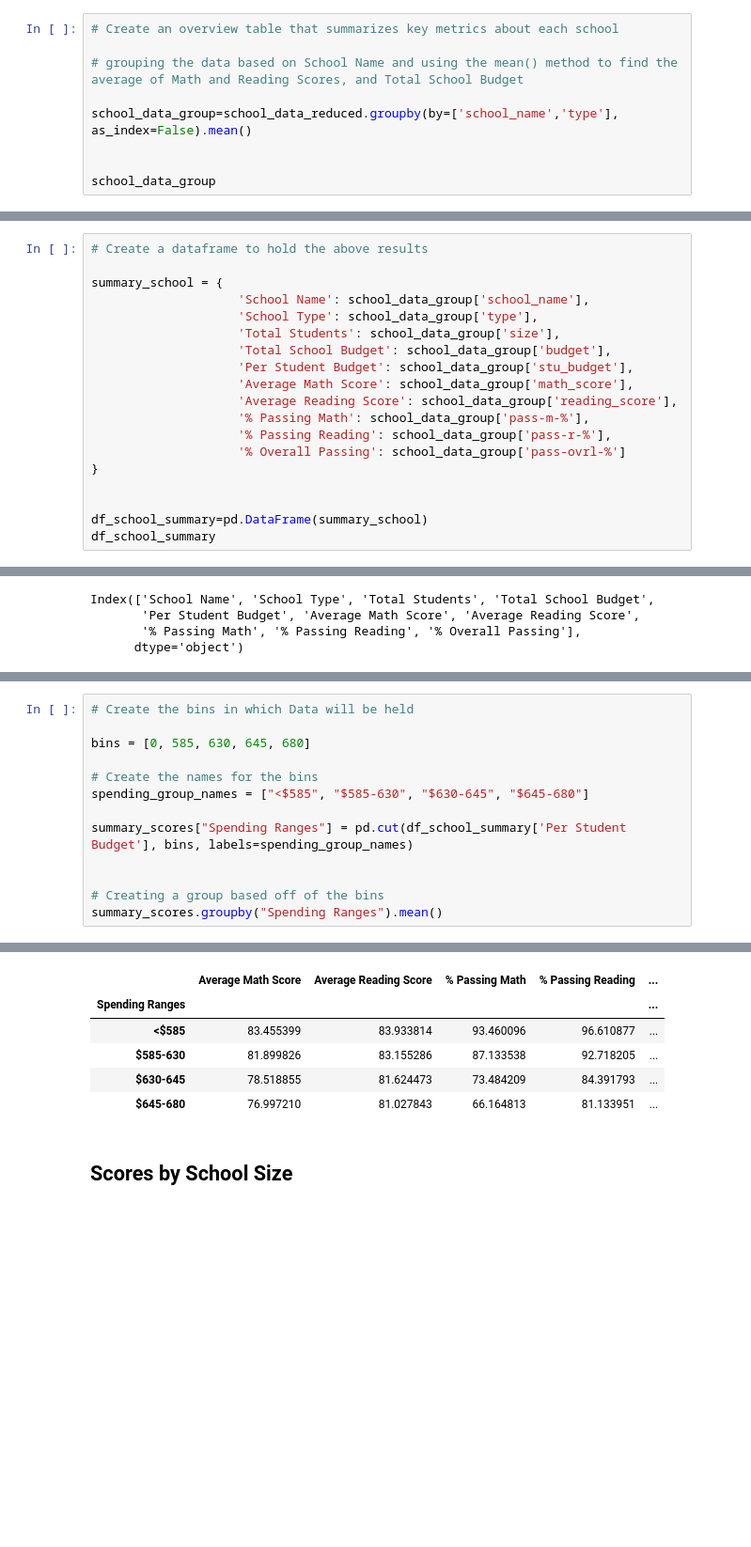
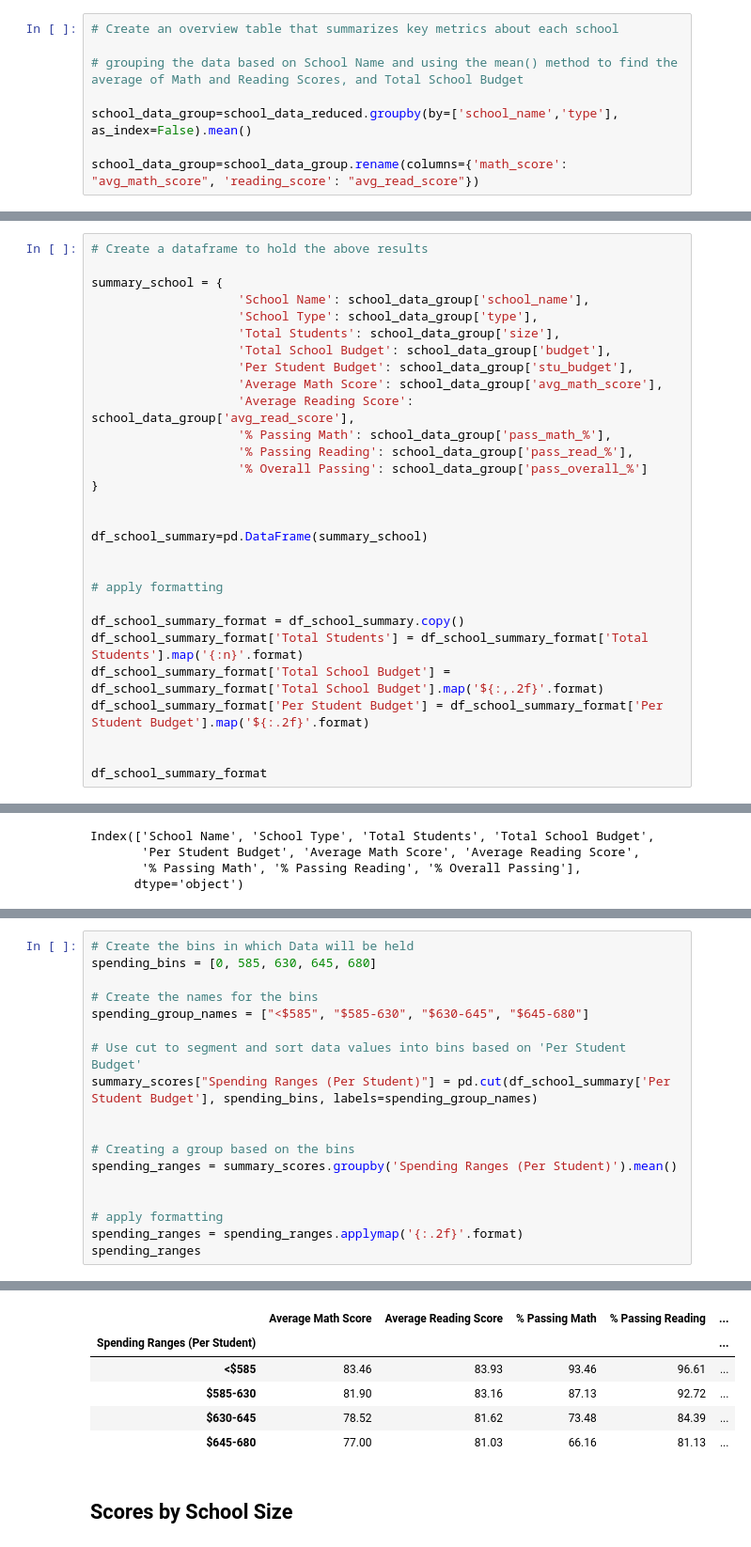
Before and after one commit to agkden/Pandas-challenge, a Jupyter notebook: PyCitySchools_analysis.ipynb, the cells around one changed output, grey strips where cells are left out. Shown at 94% size. Saved outputs shown, nothing was run; the diff lists cells and outputs as text; blank space fills up the shorter version.

```diff
--- a/PyCitySchools_analysis.ipynb
+++ b/PyCitySchools_analysis.ipynb
@@ -191,5 +191,4 @@ pd.DataFrame(summary_district)
 
 school_data_group=school_data_reduced.groupby(by=['school_name','type'], as_index=False).mean()
 
-
-school_data_group
+school_data_group=school_data_group.rename(columns={'math_score': "avg_math_score", 'reading_score': "avg_read_score"})
@@ -296,15 +278,25 @@ summary_school = {
                     'Total Students': school_data_group['size'],
                     'Total School Budget': school_data_group['budget'],
                     'Per Student Budget': school_data_group['stu_budget'],
-                    'Average Math Score': school_data_group['math_score'],
-                    'Average Reading Score': school_data_group['reading_score'],
-                    '% Passing Math': school_data_group['pass-m-%'],
-                    '% Passing Reading': school_data_group['pass-r-%'],
-                    '% Overall Passing': school_data_group['pass-ovrl-%']
+                    'Average Math Score': school_data_group['avg_math_score'],
+                    'Average Reading Score': school_data_group['avg_read_score'],
+                    '% Passing Math': school_data_group['pass_math_%'],
+                    '% Passing Reading': school_data_group['pass_read_%'],
+                    '% Overall Passing': school_data_group['pass_overall_%']
 }
 
 
 df_school_summary=pd.DataFrame(summary_school)
-df_school_summary
+
+
+# apply formatting
+
+df_school_summary_format = df_school_summary.copy()
+df_school_summary_format['Total Students'] = df_school_summary_format['Total Students'].map('{:n}'.format)
+df_school_summary_format['Total School Budget'] = df_school_summary_format['Total School Budget'].map('${:,.2f}'.format)
+df_school_summary_format['Per Student Budget'] = df_school_summary_format['Per Student Budget'].map('${:.2f}'.format)
+
+
+df_school_summary_format
 # %% [output]
 |  | School Name | School Type | Total Students | Total School Budget | Per Student Budget | Average Math Score | ... |
@@ -498,17 +490,22 @@ summary_scores.head()
 | 4 | Griffin High School | Charter | 83.351499 | 83.816757 | 93.392371 | 97.138965 | ... |
 # %%
 # Create the bins in which Data will be held
-
-bins = [0, 585, 630, 645, 680]
+spending_bins = [0, 585, 630, 645, 680]
 
 # Create the names for the bins
 spending_group_names = ["<$585", "$585-630", "$630-645", "$645-680"]
 
-summary_scores["Spending Ranges"] = pd.cut(df_school_summary['Per Student Budget'], bins, labels=spending_group_names)
+# Use cut to segment and sort data values into bins based on 'Per Student Budget'
+summary_scores["Spending Ranges (Per Student)"] = pd.cut(df_school_summary['Per Student Budget'], spending_bins, labels=spending_group_names)
 
 
-# Creating a group based off of the bins
-summary_scores.groupby("Spending Ranges").mean()
+# Creating a group based on the bins
+spending_ranges = summary_scores.groupby('Spending Ranges (Per Student)').mean()
+
+
+# apply formatting
+spending_ranges = spending_ranges.applymap('{:.2f}'.format)
+spending_ranges
 # %% [output]
 A value is trying to be set on a copy of a slice from a DataFrame.
 Try using .loc[row_indexer,col_indexer] = value instead
@@ -518,9 +515,9 @@ See the caveats in the documentation: https://pandas.pydata.org/pandas-docs/stab
 |  | Average Math Score | Average Reading Score | % Passing Math | % Passing Reading | ... |
-| Spending Ranges |  |  |  |  | ... |
-| <$585 | 83.455399 | 83.933814 | 93.460096 | 96.610877 | ... |
-| $585-630 | 81.899826 | 83.155286 | 87.133538 | 92.718205 | ... |
-| $630-645 | 78.518855 | 81.624473 | 73.484209 | 84.391793 | ... |
-| $645-680 | 76.997210 | 81.027843 | 66.164813 | 81.133951 | ... |
+| Spending Ranges (Per Student) |  |  |  |  | ... |
+| <$585 | 83.46 | 83.93 | 93.46 | 96.61 | ... |
+| $585-630 | 81.90 | 83.16 | 87.13 | 92.72 | ... |
+| $630-645 | 78.52 | 81.62 | 73.48 | 84.39 | ... |
+| $645-680 | 77.00 | 81.03 | 66.16 | 81.13 | ... |
 # %% [markdown]
 ## Scores by School Size
 # %% [markdown]
```
Also changed, not shown: parts of 10 cells of this notebook.
